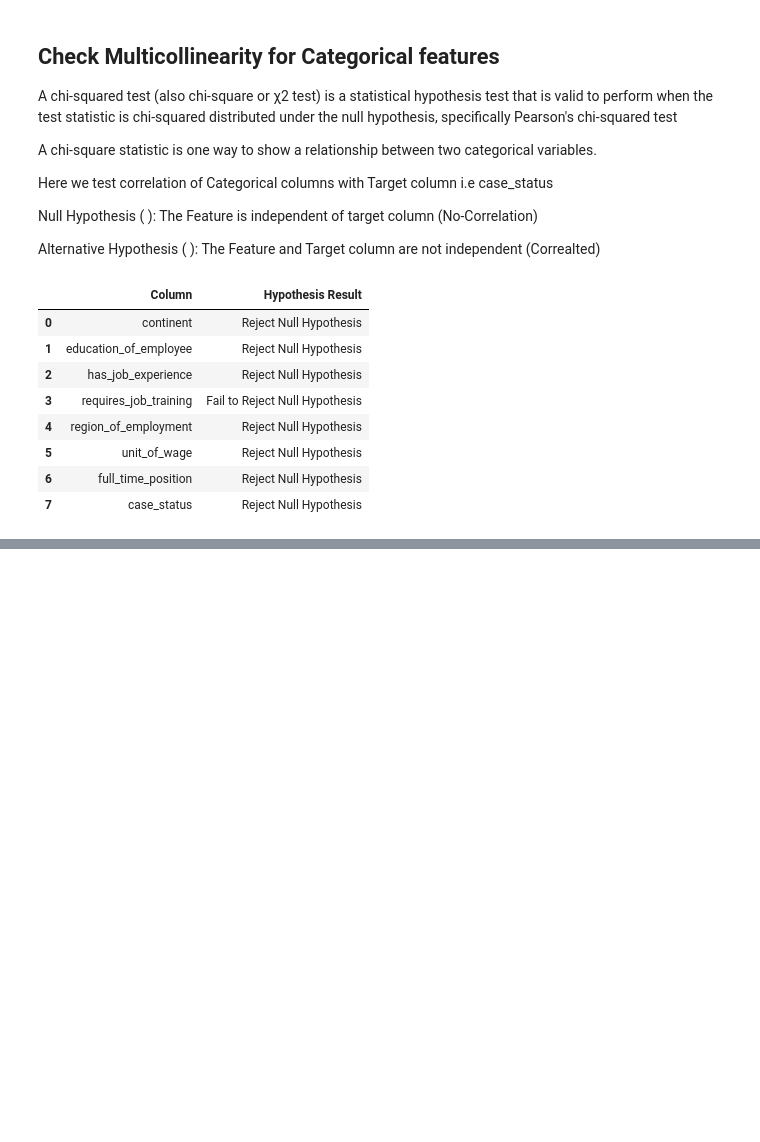
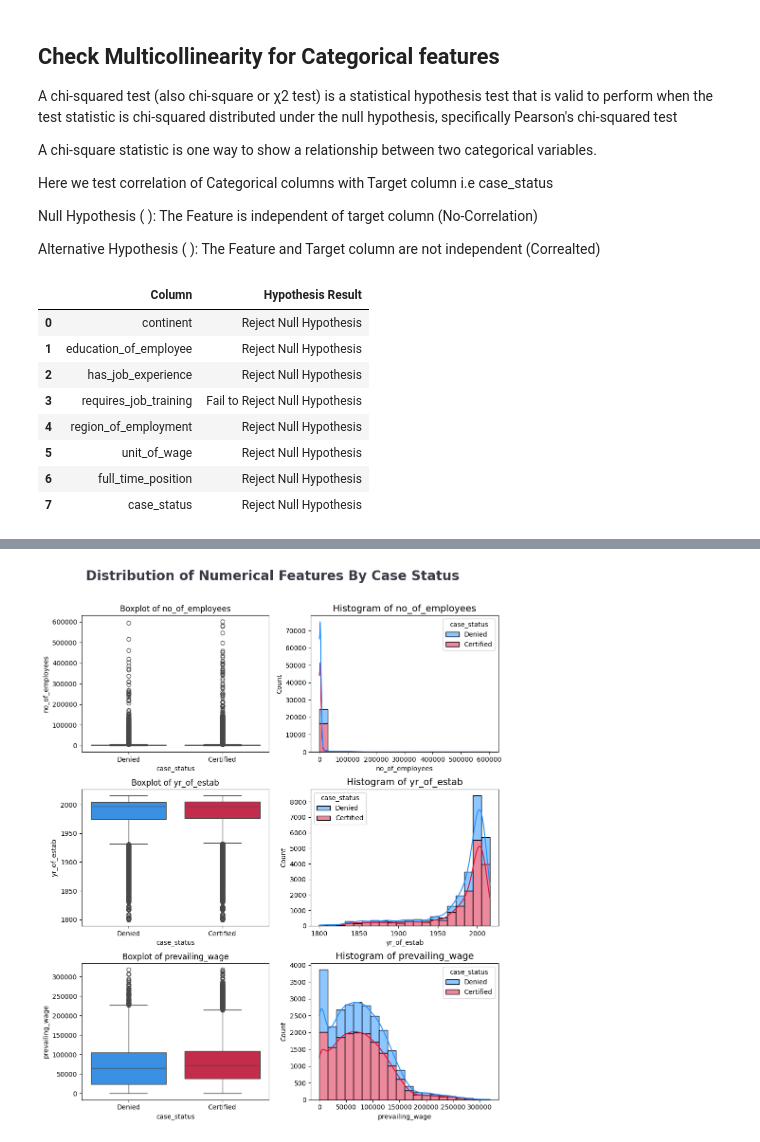
Before and after one commit to pratikmore124/USA-VSA-Approval-Predction, a Jupyter notebook: Notebook/EDA.ipynb, the cells around one changed output, grey strips where cells are left out. Drawn from its saved outputs; the diff is of its cells as text; code cells hidden in the pictures; blank space fills up the shorter version.

```diff
--- a/Notebook/EDA.ipynb
+++ b/Notebook/EDA.ipynb
@@ -249,0 +268,16 @@ result
+# %%
+clr1 = ['#1E90FF', '#DC143C']
+fig, ax = plt.subplots(3, 2, figsize=(10,12))
+fig.suptitle('Distribution of Numerical Features By Case Status', color='#3C3744',
+             fontsize=20, fontweight='bold', ha='center')
+for i, col in enumerate(continuous_features):
+    sns.boxplot(data=df, x='case_status', y=col,  palette=clr1, ax=ax[i,0])
+    ax[i,0].set_title(f'Boxplot of {col}', fontsize=12)
+    sns.histplot(data=df, x=col, hue='case_status', bins=20, kde=True,
+                 multiple='stack', palette=clr1, ax=ax[i,1])
+    ax[i,1].set_title(f'Histogram of {col}', fontsize=14)
+fig.tight_layout()
+fig.subplots_adjust(top=0.90)
+# plt.savefig('images/multivariate_num.png')
+# %% [output]
+[figure, added]
```
Also changed, not shown: parts of 37 cells of this notebook, 1 other file.
